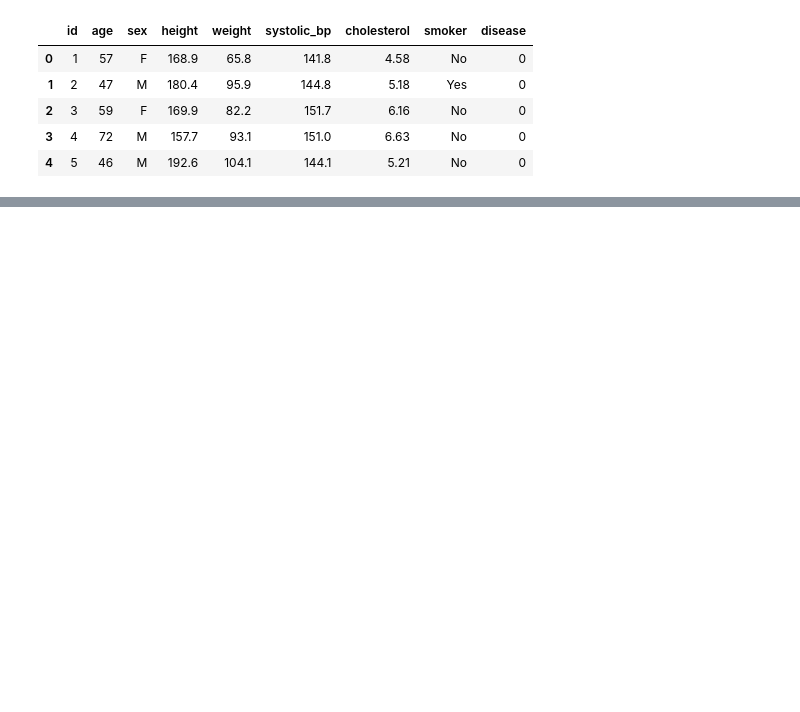
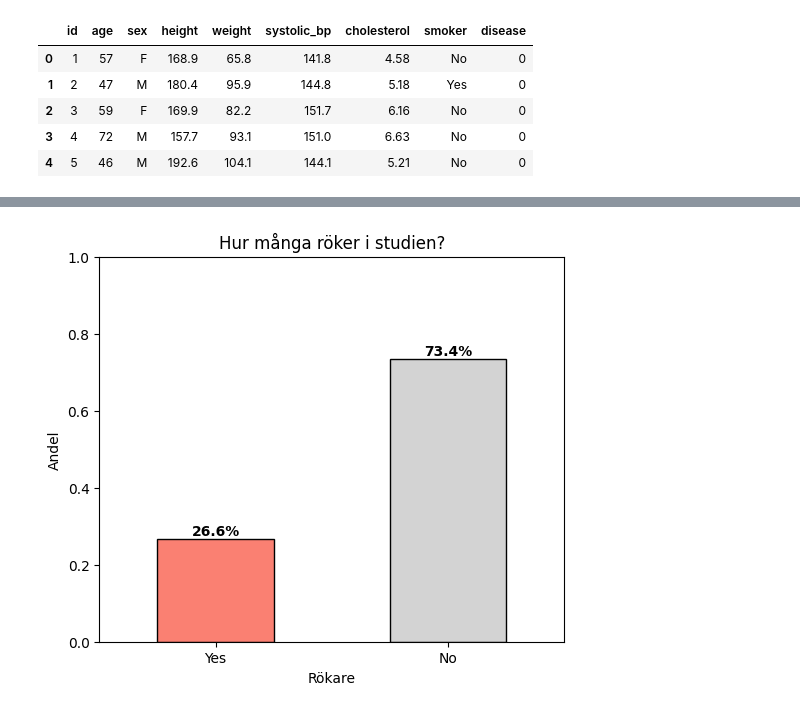
Before and after one commit to rieradariel-hue/min-halsostudie, a Jupyter notebook: del1.ipynb, the cells around one changed output, grey strips where cells are left out. Cells and saved outputs as stored; diff of their text form; code cells hidden in the pictures; blank space fills up the shorter version.

```diff
--- a/del1.ipynb
+++ b/del1.ipynb
@@ -24,0 +114,23 @@ df.head()
+# %%
+# Nu kollar vi hur många som röker – stapeldiagram med procent.
+# Blir det en stor skillnad? Är det rimligt?
+# Video - Matplotlib
+
+smoker_counts = df["smoker"].value_counts(normalize=True)  # Andel
+smoker_counts = smoker_counts[["Yes", "No"]]  # Yes kommer först
+
+plt.figure(figsize=(6, 5))
+smoker_counts.plot(kind="bar", color=["salmon", "lightgray"], edgecolor="black")
+plt.title("Hur många röker i studien?")
+plt.xlabel("Rökare")
+plt.ylabel("Andel")
+plt.xticks(rotation=0)
+plt.ylim(0, 1)
+
+# Lägger till procent ovanpå – det blir enkelt att läsa
+for i, v in enumerate(smoker_counts):
+    plt.text(i, v + 0.01, f"{v:.1%}", ha="center", fontweight="bold")
+
+plt.show()
+# %% [output]
+[figure, added]
```
Also changed, not shown: parts of 7 cells of this notebook.
